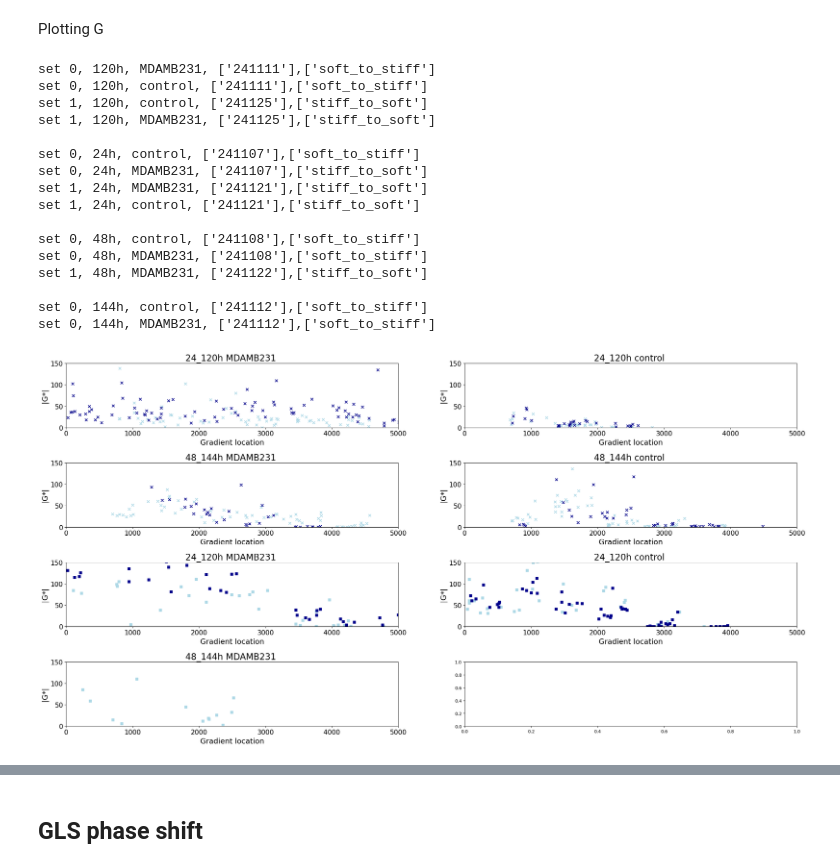
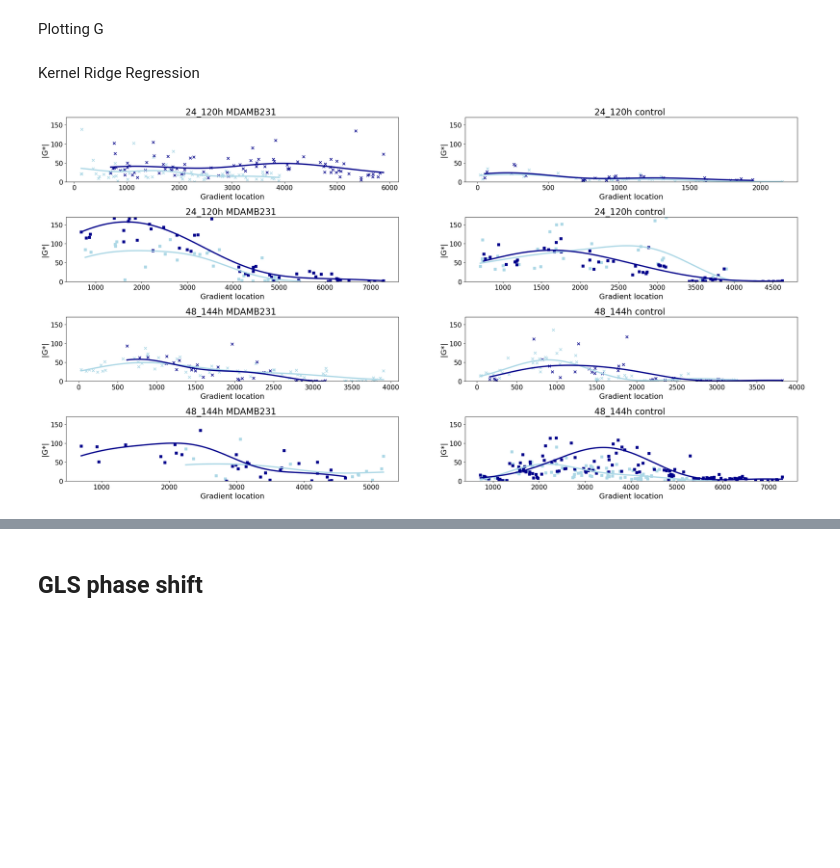
Before and after one commit to LindaSrbova/Statistics_Gelatin_Mechanics, a Jupyter notebook: Gradient_analysis.ipynb, the cells around one changed output, grey strips where cells are left out. Cells and saved outputs as stored; diff of their text form; code cells hidden in the pictures; blank space fills up the shorter version.

Commit message:
pipeline update - Kernel Ridge Reg

```diff
--- a/Gradient_analysis.ipynb
+++ b/Gradient_analysis.ipynb
@@ -84,7 +80,7 @@ E:/Turku_collab/lunagel_50s/remodelling\48_144\144\0_241112\241112_10um_3layer_5
 saving_path = 'C:/Users/srboval1/OneDrive - Aalto University/Collab/Ivaska_collab/data'
 df.to_csv(saving_path+'/gradients.csv')
 # %%
-
+saving_path = 'C:/Users/srboval1/OneDrive - Aalto University/Collab/Ivaska_collab/data'
 download = pd.read_csv(saving_path +'/gradients.csv', index_col=None)
 print(download.columns)
 download['day'] = download['day'].astype(str)
@@ -101,7 +112,7 @@ Assigning direction of gradient at which it was measured (loc1-->locx)
 # %%
 download['gradient_direction'] = np.where(
     ((download['sample'] == "MDAMB231") & (download['day'] == "241107")) |
-    (download['day'].isin(["241122","241125","241121"])),
+    (download['day'].isin(["241122","241125","241121","241126"])),
     "stiff_to_soft",
     "soft_to_stiff"
 )
@@ -164,2 +196,4 @@ def GLS_g(data,ax, color):
 # %% [markdown]
 Plotting G
+# %% [markdown]
+Kernel Ridge Regression
@@ -173,58 +239,45 @@ markers=['x','s']
 colors = ["lightblue","darkblue"]
 
 for i,j in enumerate(download['incubation_set'].unique()):
     first = download[download['incubation_set']==j]
 
+
     for nn,n in enumerate(first['incubation'].unique()):
         second = first[first['incubation']==n]
-        color = colors[int(nn)]
+        color_type = colors[int(nn)]
         #print(n, color)
 
 
         for k,l in enumerate(second['experiment'].unique()):
             third = second[second['experiment']==l]
             marker_type = markers[l]
-            row = i+(2*k)
+            row = (i*2)+(k)
             #print(l, marker_type)
 
             for m,o in enumerate(third['sample'].unique()):
                 column = 0 if o=='MDAMB231' else 1
                 fourth = third[third['sample']==o]
-                print(f"set {k}, {n}h, {o}, {str(fourth['day'].unique())},{fourth['gradient_direction'].unique()}")
+                #print(f"set {k}, {n}h, {o}, {str(fourth['day'].unique())},{fourth['gradient_direction'].unique()}")
                 date_value = str(fourth['day'].unique()[0])
                 ax = axs[row,column]
                 #GLS_g(dfffff,ax,color)
-                #print(dfffff)
+
                 if (fourth['gradient_direction'] == 'stiff_to_soft').all():
-                    ax.scatter(fourth['gradient'],fourth['G_abs'],s=35, c=color, marker = marker_type) #measured from soft to stiff
+                    #ax.scatter(fourth['gradient'],fourth['G_abs'],s=35, c=color, marker = marker_type) #measured from soft to stiff
+                    # filtered_data = fourth[(fourth['gradient'] > 800) & (fourth['gradient'] < 1200)]['G_abs']
+                    #fitting(ax,fourth['gradient'],fourth['G_abs'],color_type,marker_type)
+                    fitting_kernel(fourth['gradient'],fourth['G_abs'],ax,color_type,marker_type,1)
+
                 else:
-                    ax.scatter(fourth['gradient_inverse'],fourth['G_abs'],s=35, c=color, marker=marker_type) #measured from soft to stiff
+                    #fitting(ax,fourth['gradient_inverse'],fourth['G_abs'],color_type, marker_type)
+                    fitting_kernel(fourth['gradient_inverse'],fourth['G_abs'],ax,color_type,marker_type,1)
 
                 ax.set_xlabel("Gradient location", fontsize= 17,labelpad=5)
                 ax.set_ylabel("|G*|", fontsize= 17, labelpad=5)
                 ax.set_title(f"{j}h {o} ", fontsize = 20)
                 ax.tick_params(axis='both', labelsize=15)
 
-
-                ax.set_ylim (0,150)
-                ax.set_xlim (0,5000)
-
-        print()
+                ax.set_ylim (0,170)
+                #ax.set_xlim (0,5000)
 # %% [output]
-set 0, 120h, MDAMB231, ['241111'],['soft_to_stiff']
-set 0, 120h, control, ['241111'],['soft_to_stiff']
-set 1, 120h, control, ['241125'],['stiff_to_soft']
-set 1, 120h, MDAMB231, ['241125'],['stiff_to_soft']
-
-set 0, 24h, control, ['241107'],['soft_to_stiff']
-set 0, 24h, MDAMB231, ['241107'],['stiff_to_soft']
-set 1, 24h, MDAMB231, ['241121'],['stiff_to_soft']
-set 1, 24h, control, ['241121'],['stiff_to_soft']
-
-set 0, 48h, control, ['241108'],['soft_to_stiff']
-set 0, 48h, MDAMB231, ['241108'],['soft_to_stiff']
-set 1, 48h, MDAMB231, ['241122'],['stiff_to_soft']
-
-set 0, 144h, control, ['241112'],['soft_to_stiff']
-set 0, 144h, MDAMB231, ['241112'],['soft_to_stiff']
-[figure, old version]
+[figure, new version]
```
Also changed, not shown: parts of 13 cells of this notebook.
